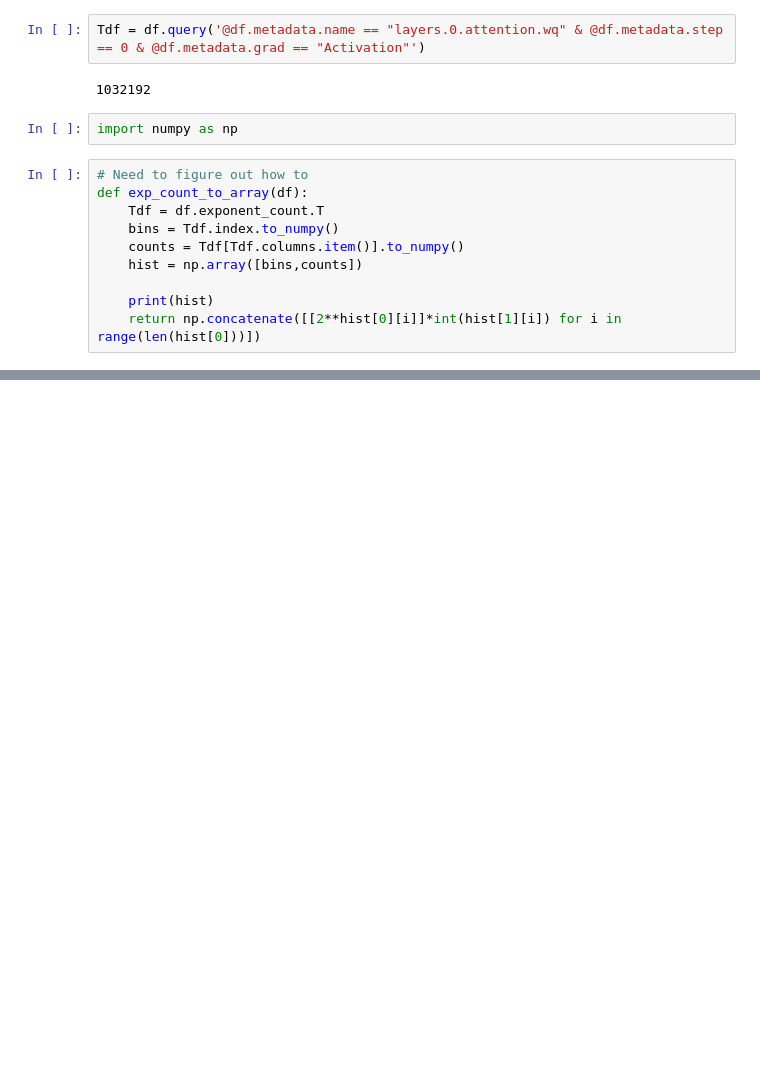
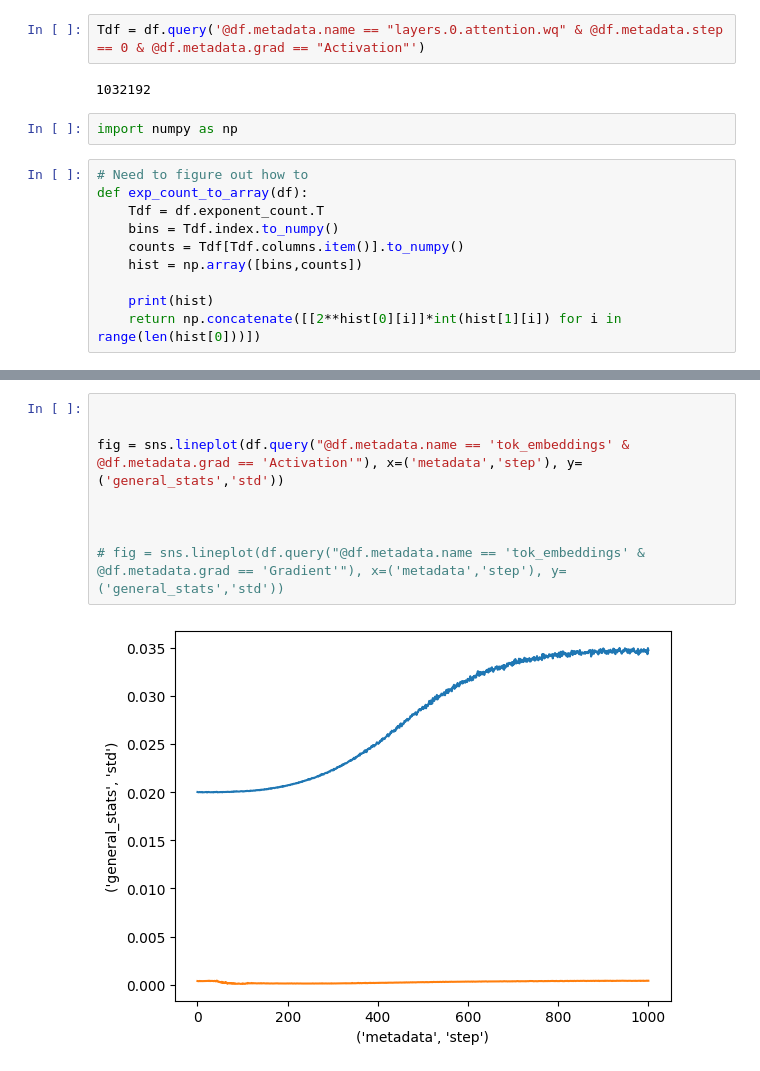
Before and after one commit to graphcore-research/track-and-visualize, a Jupyter notebook: notebooks/pd-explorations.ipynb, the cells around one changed output, grey strips where cells are left out. Saved outputs shown, nothing was run; the diff lists cells and outputs as text; blank space fills up the shorter version.

```diff
--- a/notebooks/pd-explorations.ipynb
+++ b/notebooks/pd-explorations.ipynb
@@ -79,0 +97,10 @@ def exp_count_to_array(df):
+# %%
+
+
+fig = sns.lineplot(df.query("@df.metadata.name == 'tok_embeddings' & @df.metadata.grad == 'Activation'"), x=('metadata','step'), y=('general_stats','std'))
+
+
+
+# fig = sns.lineplot(df.query("@df.metadata.name == 'tok_embeddings' & @df.metadata.grad == 'Gradient'"), x=('metadata','step'), y=('general_stats','std'))
+# %% [output]
+[figure, added]
```
Also changed, not shown: parts of 4 cells of this notebook, 11 other files.
